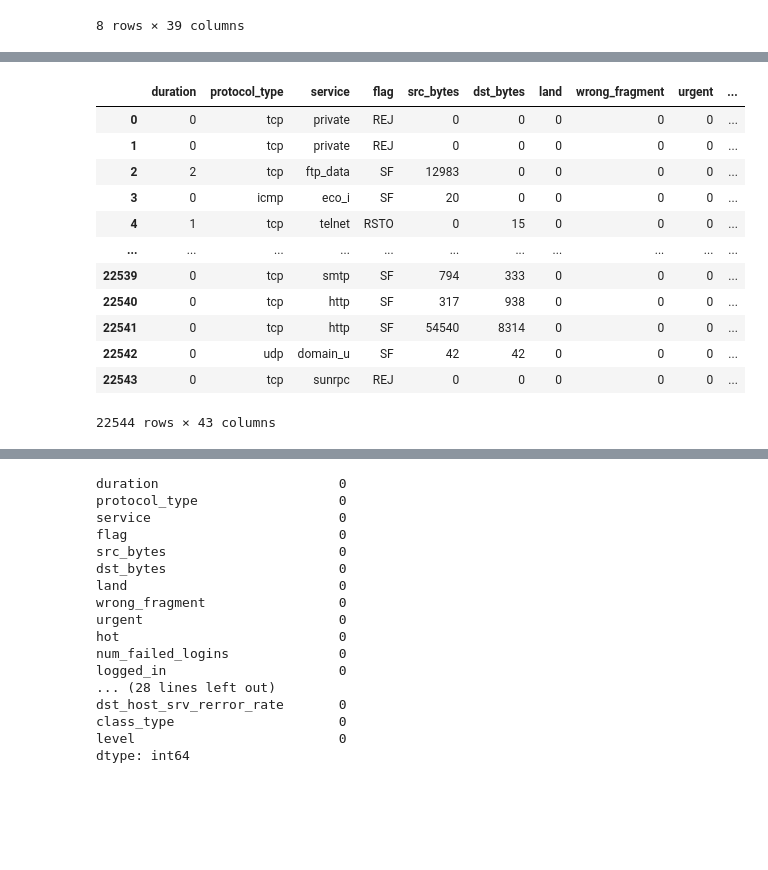
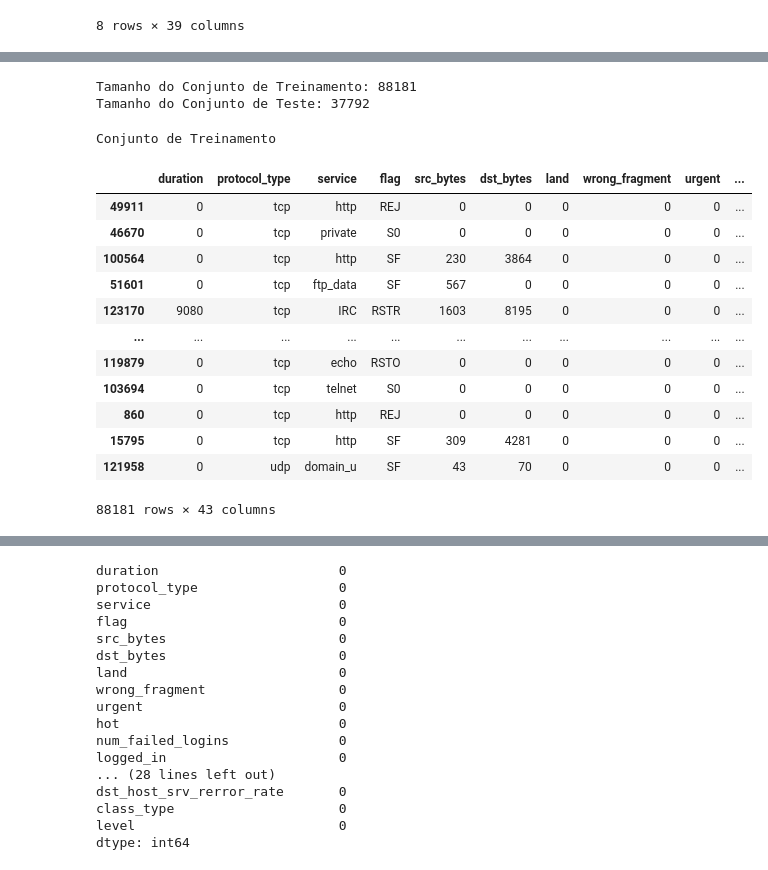
Before and after one commit to heloisebastos/NSL-KDD-Deteccao-Anomalias-Redes-Computadores, a Jupyter notebook: main.ipynb, the cells around one changed output, grey strips where cells are left out. Drawn from its saved outputs; the diff is of its cells as text; code cells hidden in the pictures; blank space fills up the shorter version.

```diff
--- a/main.ipynb
+++ b/main.ipynb
@@ -139,16 +112,36 @@ df_train
-# %%
-df_test
-# %% [output]
-|  | duration | protocol_type | service | flag | src_bytes | dst_bytes | land | wrong_fragment | urgent | ... |
-| 0 | 0 | tcp | private | REJ | 0 | 0 | 0 | 0 | 0 | ... |
-| 1 | 0 | tcp | private | REJ | 0 | 0 | 0 | 0 | 0 | ... |
-| 2 | 2 | tcp | ftp_data | SF | 12983 | 0 | 0 | 0 | 0 | ... |
-| 3 | 0 | icmp | eco_i | SF | 20 | 0 | 0 | 0 | 0 | ... |
-| 4 | 1 | tcp | telnet | RSTO | 0 | 15 | 0 | 0 | 0 | ... |
-| ... | ... | ... | ... | ... | ... | ... | ... | ... | ... | ... |
-| 22539 | 0 | tcp | smtp | SF | 794 | 333 | 0 | 0 | 0 | ... |
-| 22540 | 0 | tcp | http | SF | 317 | 938 | 0 | 0 | 0 | ... |
-| 22541 | 0 | tcp | http | SF | 54540 | 8314 | 0 | 0 | 0 | ... |
-| 22542 | 0 | udp | domain_u | SF | 42 | 42 | 0 | 0 | 0 | ... |
-| 22543 | 0 | tcp | sunrpc | REJ | 0 | 0 | 0 | 0 | 0 | ... |
-22544 rows × 43 columns
+# %%
+# Substitua o caminho com o local onde o arquivo foi baixado/descompactado
+dataset_path = 'nslkdd/KDDTrain+.txt'
+
+# # Carregar o dataset (defina corretamente o separador, se necessário)
+
+# Carregando o conjunto de dados de treinamento
+df = pd.read_csv('nslkdd/KDDTrain+.txt', header=None, names=columns)
+
+# Dividindo o conjunto de dados em 70% para treinamento e 30% para teste
+train_df, test_df = train_test_split(df, test_size=0.3, random_state=42)
+
+# Exibindo os tamanhos dos conjuntos resultantes
+print(f"Tamanho do Conjunto de Treinamento: {len(train_df)}")
+print(f"Tamanho do Conjunto de Teste: {len(test_df)}")
+# %% [output]
+Tamanho do Conjunto de Treinamento: 88181
+Tamanho do Conjunto de Teste: 37792
+# %%
+print("Conjunto de Treinamento")
+train_df
+# %% [output]
+Conjunto de Treinamento
+|  | duration | protocol_type | service | flag | src_bytes | dst_bytes | land | wrong_fragment | urgent | ... |
+| 49911 | 0 | tcp | http | REJ | 0 | 0 | 0 | 0 | 0 | ... |
+| 46670 | 0 | tcp | private | S0 | 0 | 0 | 0 | 0 | 0 | ... |
+| 100564 | 0 | tcp | http | SF | 230 | 3864 | 0 | 0 | 0 | ... |
+| 51601 | 0 | tcp | ftp_data | SF | 567 | 0 | 0 | 0 | 0 | ... |
+| 123170 | 9080 | tcp | IRC | RSTR | 1603 | 8195 | 0 | 0 | 0 | ... |
+| ... | ... | ... | ... | ... | ... | ... | ... | ... | ... | ... |
+| 119879 | 0 | tcp | echo | RSTO | 0 | 0 | 0 | 0 | 0 | ... |
+| 103694 | 0 | tcp | telnet | S0 | 0 | 0 | 0 | 0 | 0 | ... |
+| 860 | 0 | tcp | http | REJ | 0 | 0 | 0 | 0 | 0 | ... |
+| 15795 | 0 | tcp | http | SF | 309 | 4281 | 0 | 0 | 0 | ... |
+| 121958 | 0 | udp | domain_u | SF | 43 | 70 | 0 | 0 | 0 | ... |
+88181 rows × 43 columns
```
Also changed, not shown: parts of 9 cells of this notebook.
